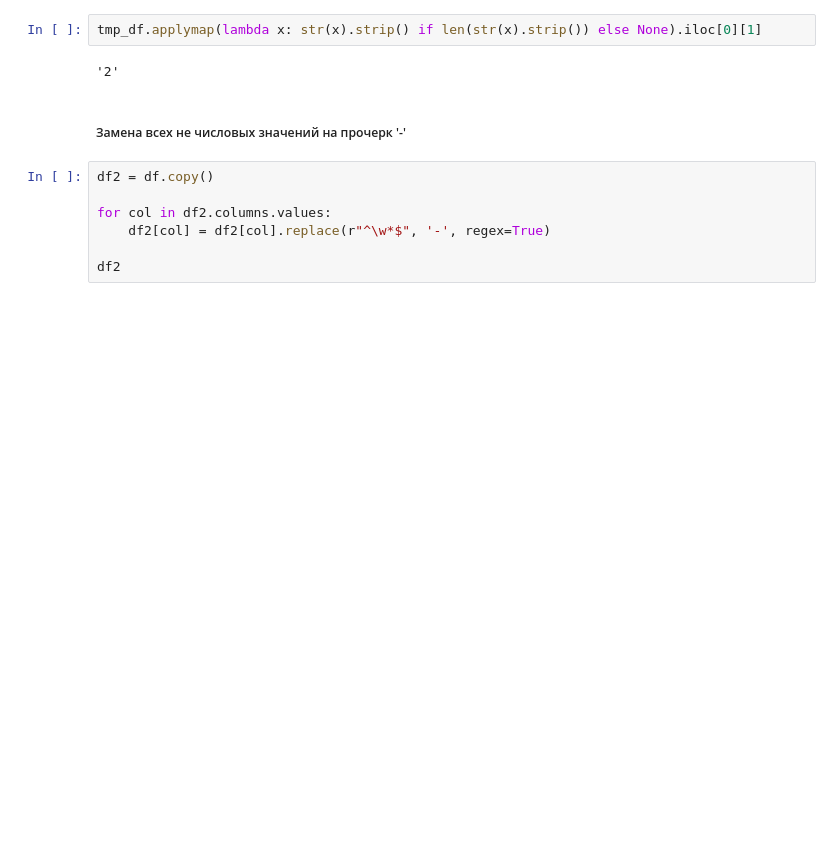
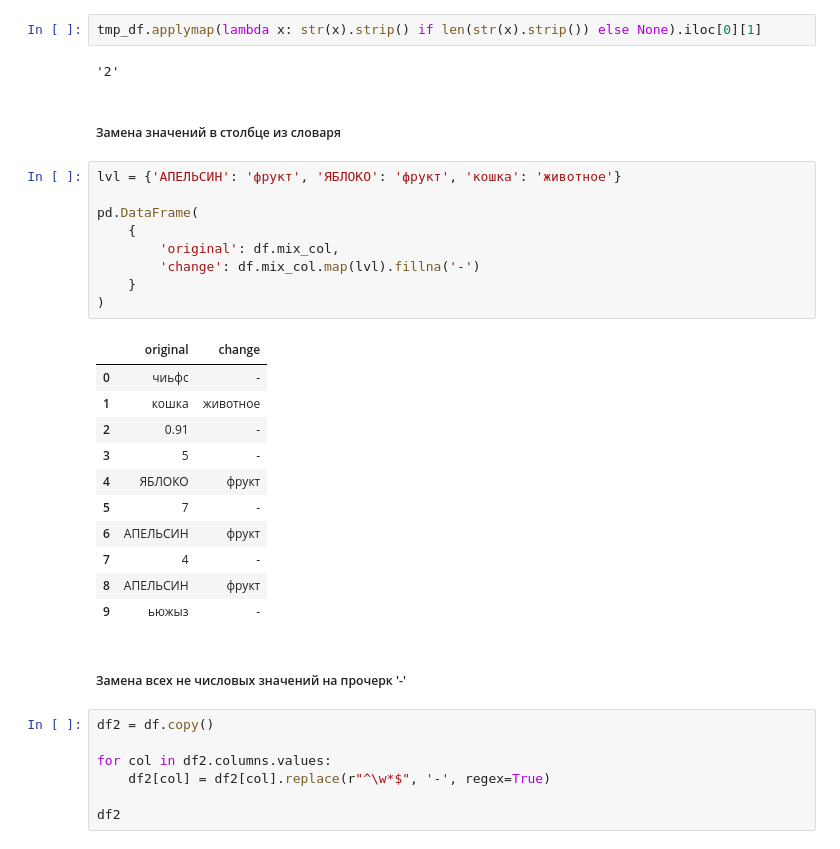
Before and after one commit to Pro100v/SkillBox-DataScience, a Jupyter notebook: Pandas/pandas_snippets.ipynb, the cells around one changed output. Saved outputs shown, nothing was run; the diff lists cells and outputs as text; blank space fills up the shorter version.

```diff
--- a/Pandas/pandas_snippets.ipynb
+++ b/Pandas/pandas_snippets.ipynb
@@ -517,6 +549,29 @@ tmp_df.iloc[0][1]
 tmp_df.applymap(lambda x: str(x).strip() if len(str(x).strip()) else None).iloc[0][1]
 # %% [output]
 '2'
+# %% [markdown]
+##### Замена значений в столбце из словаря
+# %%
+lvl = {'АПЕЛЬСИН': 'фрукт', 'ЯБЛОКО': 'фрукт', 'кошка': 'животное'}
+
+pd.DataFrame(
+    {
+        'original': df.mix_col,
+        'change': df.mix_col.map(lvl).fillna('-')
+    }
+)
+# %% [output]
+|  | original | change |
+| 0 | чиьфс | - |
+| 1 | кошка | животное |
+| 2 | 0.91 | - |
+| 3 | 5 | - |
+| 4 | ЯБЛОКО | фрукт |
+| 5 | 7 | - |
+| 6 | АПЕЛЬСИН | фрукт |
+| 7 | 4 | - |
+| 8 | АПЕЛЬСИН | фрукт |
+| 9 | ьюжыз | - |
 # %% [markdown]
 ##### Замена всех не числовых значений на прочерк '-'
 # %%
```
Also changed, not shown: parts of 4 cells of this notebook.
